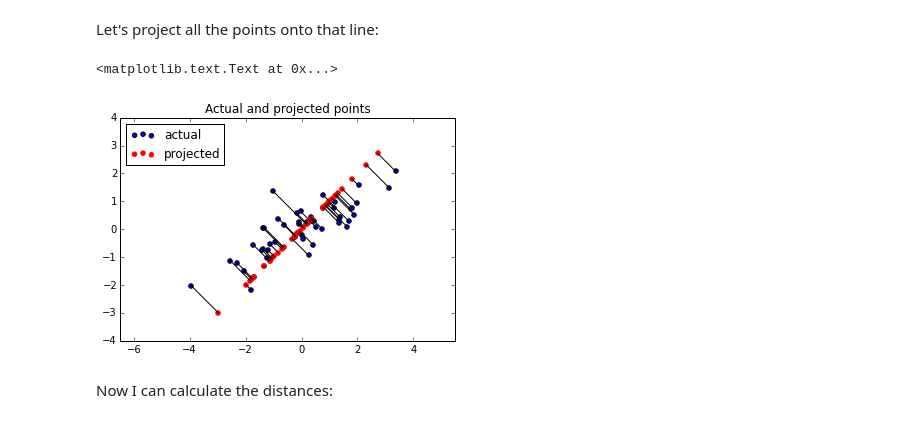
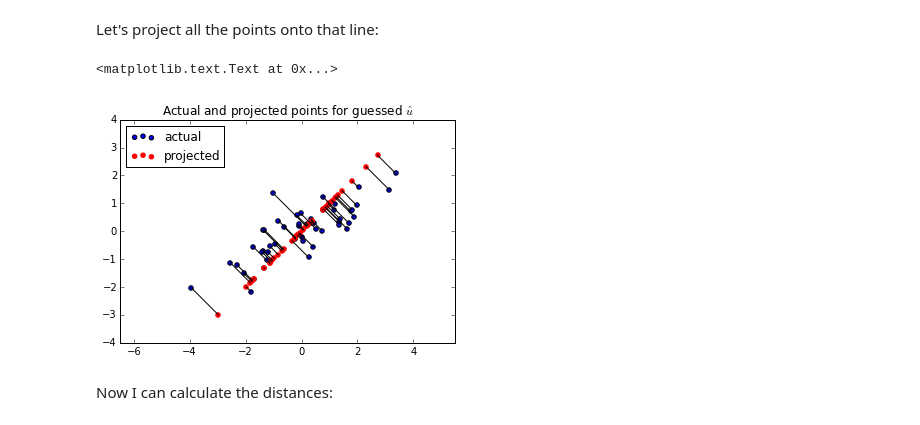
Before and after one commit to practical-neuroimaging/pna2015, a Jupyter notebook: day7/pca_introduction.ipynb, the cells around one changed output. Saved outputs shown, nothing was run; the diff lists cells and outputs as text; code cells hidden in the pictures.

Commit message:
Another plot and small edits for PCA

```diff
--- a/day7/pca_introduction.ipynb
+++ b/day7/pca_introduction.ipynb
@@ -136,17 +136,17 @@ projected = u_guessed_row.T.dot(c_values)  # scale u by values to get projection
 # %%
 plt.scatter(X[0], X[1], label='actual')
 plt.scatter(projected[0], projected[1], color='r', label='projected')
 for i in range(X.shape[1]):
     # Plot line between projected and actual point
     proj_pt = projected[:, i]
     actual_pt = X[:, i]
     plt.plot([proj_pt[0], actual_pt[0]], [proj_pt[1], actual_pt[1]], 'k')
 plt.axis('equal')
 plt.legend(loc='upper left')
-plt.title("Actual and projected points")
+plt.title("Actual and projected points for guessed $\hat{u}$")
 # %% [output]
 <matplotlib.text.Text at 0x...>
-[figure, old version]
+[figure, new version]
 # %% [markdown]
 Now I can calculate the distances:
 # %%
```
Also changed, not shown: parts of 2 cells of this notebook.
